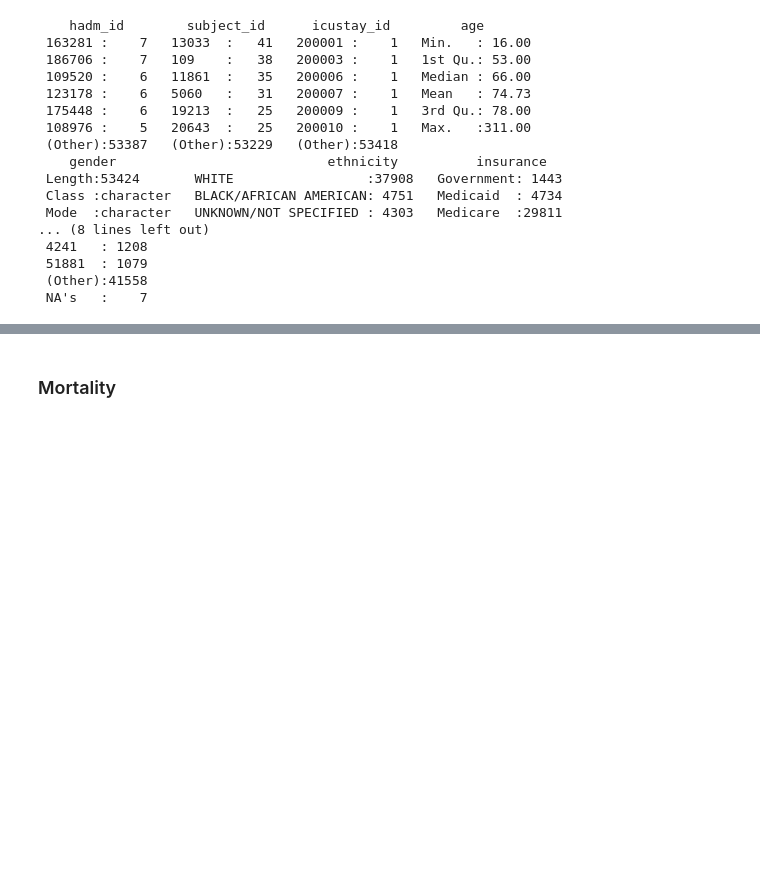
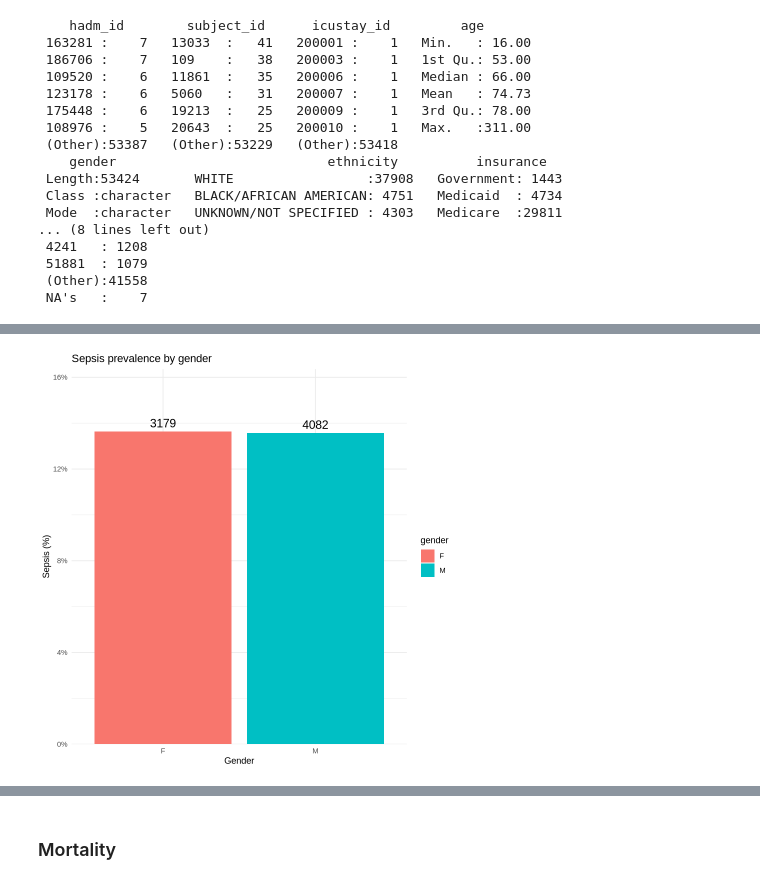
Before and after one commit to Blanqui04/EHR-A3-Group-B, a Jupyter notebook: analysis/Activity-A3.ipynb, the cells around one changed output, grey strips where cells are left out. Saved outputs shown, nothing was run; the diff lists cells and outputs as text; code cells hidden in the pictures; blank space fills up the shorter version.

```diff
--- a/analysis/Activity-A3.ipynb
+++ b/analysis/Activity-A3.ipynb
@@ -502,0 +552,11 @@ cohort_unique <- cohort_unique %>% drop_na()
+# %%
+prevalence_gender <- cohort_unique %>%
+  group_by(gender) %>%
+  summarise(
+    total_admissions = n(),
+    sepsis_cases = sum(sepsis == "1"),
+    non_sepsis_cases = sum(sepsis == "0"),
+    prevalence_percent = (sepsis_cases / total_admissions) * 100
+  )
+
+prevalence_gender
@@ -502,0 +569,14 @@ cohort_unique <- cohort_unique %>% drop_na()
+# %%
+ggplot(prevalence_gender, aes(x = gender, y = prevalence_percent, fill = gender)) +
+  geom_col() +
+  geom_text(aes(label = sepsis_cases),
+            vjust = -0.5,
+            size = 5) +
+  scale_y_continuous(labels = function(x) paste0(x, "%"),
+                     expand = expansion(mult = c(0, 0.2))) +
+  labs(title = "Sepsis prevalence by gender",
+       y = "Sepsis (%)",
+       x = "Gender") +
+  theme_minimal()
+# %% [output]
+[figure, added]
```
Also changed, not shown: parts of 12 cells of this notebook.
